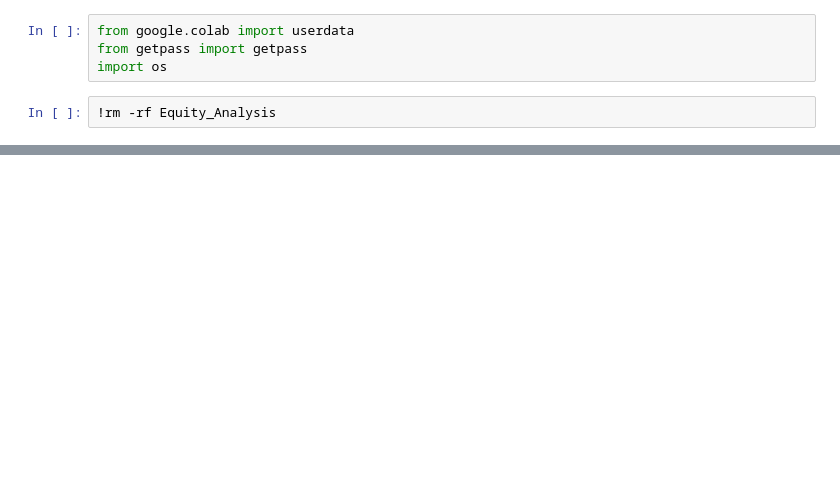
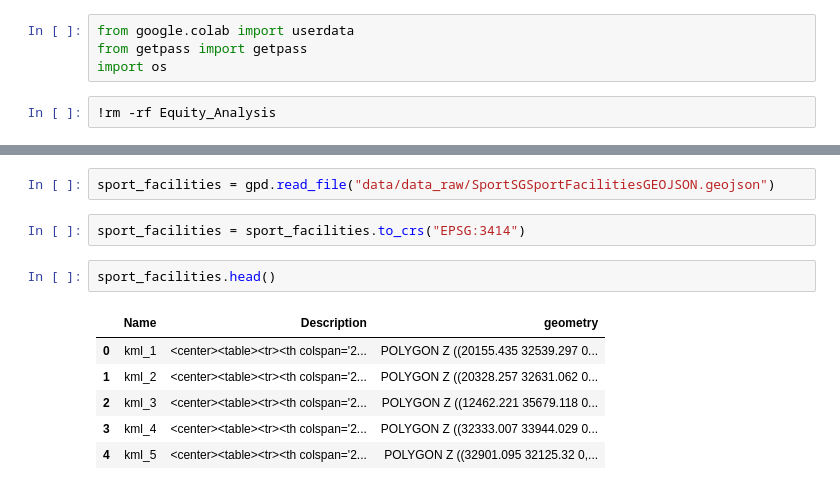
Before and after one commit to ziqiqiiii/Spatial_Equity_Analysis, a Jupyter notebook: notebooks/ 01_data_cleaning.ipynb, the cells around one changed output, grey strips where cells are left out. Drawn from its saved outputs; the diff is of its cells as text; blank space fills up the shorter version.

Commit message:
feat - load sport facilities data

```diff
--- a/notebooks/ 01_data_cleaning.ipynb
+++ b/notebooks/ 01_data_cleaning.ipynb
@@ -46,0 +48,13 @@ Already up to date.
+# %%
+sport_facilities = gpd.read_file("data/data_raw/SportSGSportFacilitiesGEOJSON.geojson")
+# %%
+sport_facilities = sport_facilities.to_crs("EPSG:3414")
+# %%
+sport_facilities.head()
+# %% [output]
+|  | Name | Description | geometry |
+| 0 | kml_1 | <center><table><tr><th colspan='2... | POLYGON Z ((20155.435 32539.297 0... |
+| 1 | kml_2 | <center><table><tr><th colspan='2... | POLYGON Z ((20328.257 32631.062 0... |
+| 2 | kml_3 | <center><table><tr><th colspan='2... | POLYGON Z ((12462.221 35679.118 0... |
+| 3 | kml_4 | <center><table><tr><th colspan='2... | POLYGON Z ((32333.007 33944.029 0... |
+| 4 | kml_5 | <center><table><tr><th colspan='2... | POLYGON Z ((32901.095 32125.32 0,... |
```
Also changed, not shown: parts of 7 cells of this notebook.
